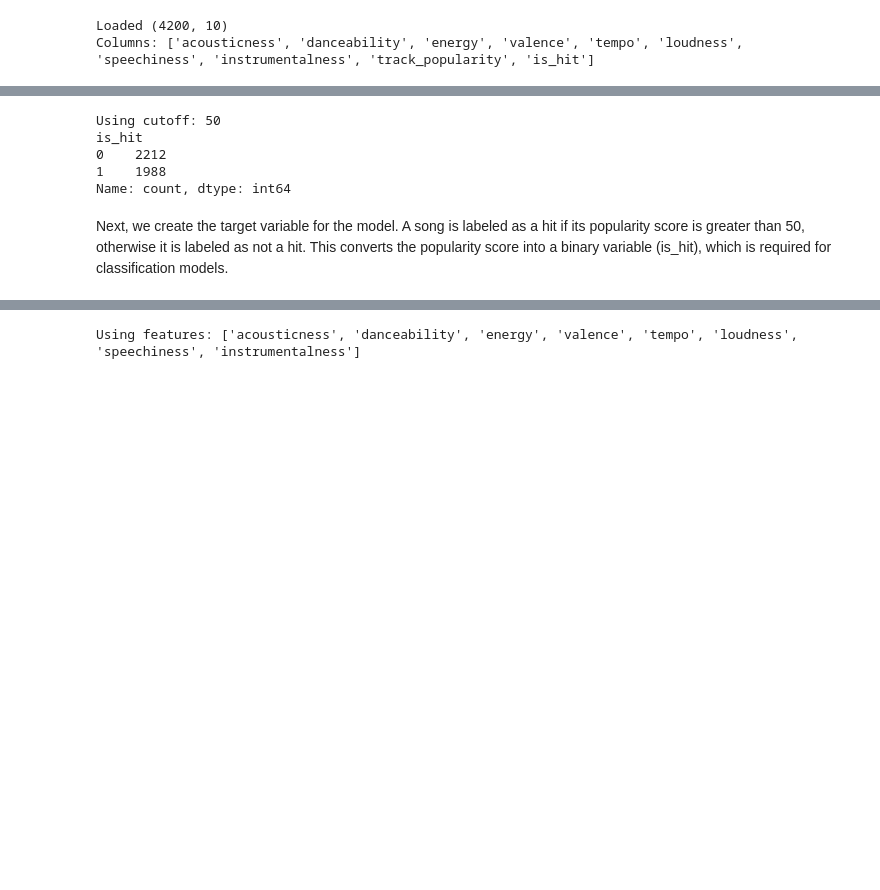
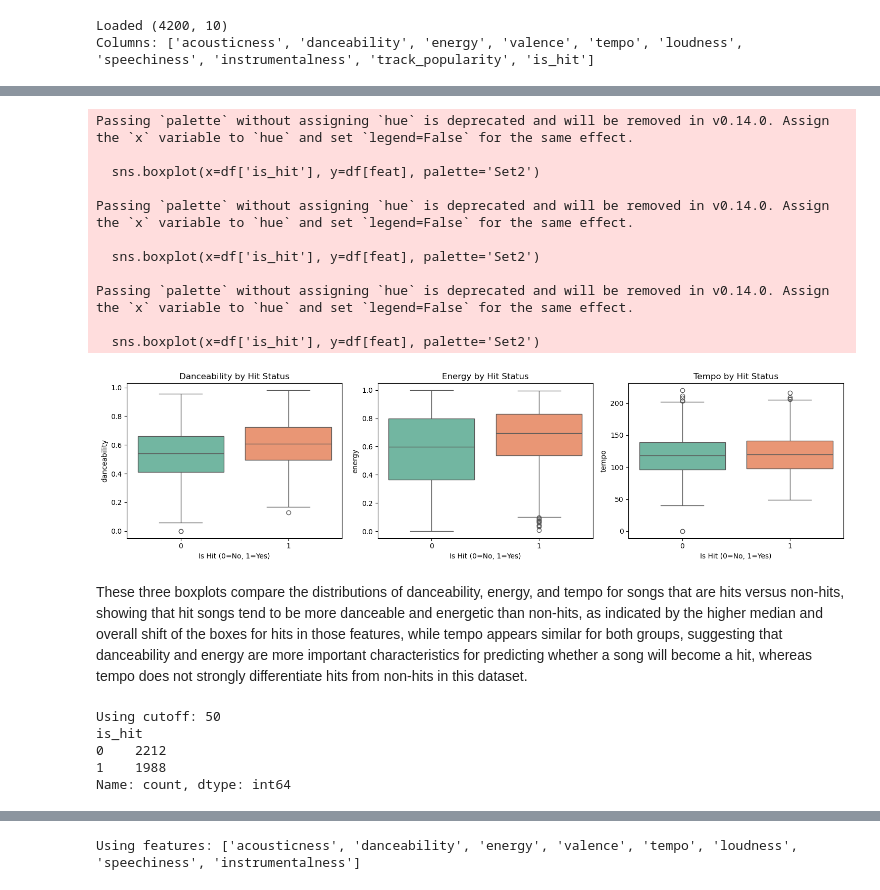
Before and after one commit to priedeler/T06_MusikPopularity, a Jupyter notebook: 02_Models/KNN.ipynb, the cells around one changed output, grey strips where cells are left out. Cells and saved outputs as stored; diff of their text form; code cells hidden in the pictures; blank space fills up the shorter version.

```diff
--- a/02_Models/KNN.ipynb
+++ b/02_Models/KNN.ipynb
@@ -29,3 +55,30 @@ Next, we load the dataset into a pandas DataFrame so it can be analyzed and proc
+# %%
+# Boxplots of key features by hit status
+import seaborn as sns
+feature_list = ['danceability', 'energy', 'tempo']
+plt.figure(figsize=(15,4))
+for i, feat in enumerate(feature_list):
+    plt.subplot(1, 3, i+1)
+    sns.boxplot(x=df['is_hit'], y=df[feat], palette='Set2')
+    plt.title(f'{feat.capitalize()} by Hit Status')
+    plt.xlabel('Is Hit (0=No, 1=Yes)')
+plt.tight_layout()
+plt.show()
+# %% [output]
+Passing `palette` without assigning `hue` is deprecated and will be removed in v0.14.0. Assign the `x` variable to `hue` and set `legend=False` for the same effect.
+
+  sns.boxplot(x=df['is_hit'], y=df[feat], palette='Set2')
+
+Passing `palette` without assigning `hue` is deprecated and will be removed in v0.14.0. Assign the `x` variable to `hue` and set `legend=False` for the same effect.
+
+  sns.boxplot(x=df['is_hit'], y=df[feat], palette='Set2')
+
+Passing `palette` without assigning `hue` is deprecated and will be removed in v0.14.0. Assign the `x` variable to `hue` and set `legend=False` for the same effect.
+
+  sns.boxplot(x=df['is_hit'], y=df[feat], palette='Set2')
+[figure, added]
+# %% [markdown]
+These three boxplots compare the distributions of danceability, energy, and tempo for songs that are hits versus non-hits, showing that hit songs tend to be more danceable and energetic than non-hits, as indicated by the higher median and overall shift of the boxes for hits in those features, while tempo appears similar for both groups, suggesting that danceability and energy are more important characteristics for predicting whether a song will become a hit, whereas tempo does not strongly differentiate hits from non-hits in this dataset.
 # %%
 # 3) Creating target: hit if popularity > 50
 cutoff = 50
@@ -40,5 +93,3 @@ is_hit
 0    2212
 1    1988
 Name: count, dtype: int64
-# %% [markdown]
-Next, we create the target variable for the model. A song is labeled as a hit if its popularity score is greater than 50, otherwise it is labeled as not a hit. This converts the popularity score into a binary variable (is_hit), which is required for classification models.
```
Also changed, not shown: parts of 59 cells of this notebook.
